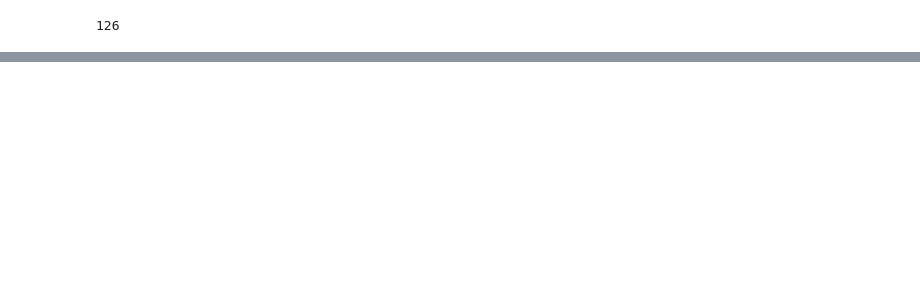
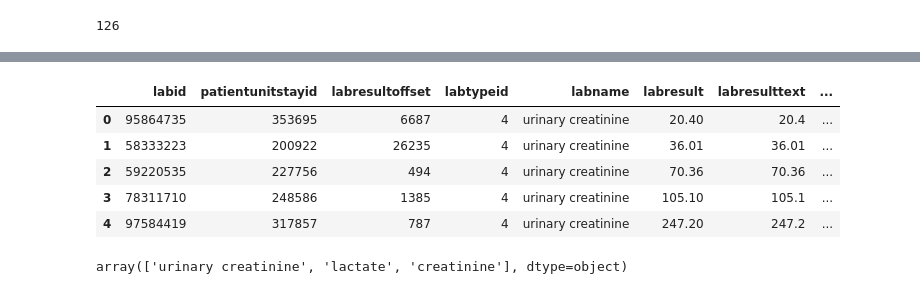
Before and after one commit to rmadushani/Three_vasopressor_problem, a Jupyter notebook: eICU/codes/eICU_Three_Vasopressors.ipynb, the cells around one changed output, grey strips where cells are left out. Drawn from its saved outputs; the diff is of its cells as text; code cells hidden in the pictures; blank space fills up the shorter version.

```diff
--- a/eICU/codes/eICU_Three_Vasopressors.ipynb
+++ b/eICU/codes/eICU_Three_Vasopressors.ipynb
@@ -284,0 +288,23 @@ third_vasp_time_dat.head()
+# %%
+# Extract relevant lab data
+labs_dat_query = \
+"""
+SELECT *
+FROM `physionet-data.eicu_crd.lab` io
+WHERE (io.labname is null OR io.labname LIKE '%lactate%' OR io.labname LIKE '%creatinine%')
+"""
+
+labs_dat = run_query(labs_dat_query)
+# %%
+labs_dat.head()
+# %% [output]
+|  | labid | patientunitstayid | labresultoffset | labtypeid | labname | labresult | labresulttext | ... |
+| 0 | 95864735 | 353695 | 6687 | 4 | urinary creatinine | 20.40 | 20.4 | ... |
+| 1 | 58333223 | 200922 | 26235 | 4 | urinary creatinine | 36.01 | 36.01 | ... |
+| 2 | 59220535 | 227756 | 494 | 4 | urinary creatinine | 70.36 | 70.36 | ... |
+| 3 | 78311710 | 248586 | 1385 | 4 | urinary creatinine | 105.10 | 105.1 | ... |
+| 4 | 97584419 | 317857 | 787 | 4 | urinary creatinine | 247.20 | 247.2 | ... |
+# %%
+labs_dat.labname.unique() ## Note that we have extracted both blood and urine creatinine
+# %% [output]
+array(['urinary creatinine', 'lactate', 'creatinine'], dtype=object)
```
Also changed, not shown: parts of 15 cells of this notebook.
